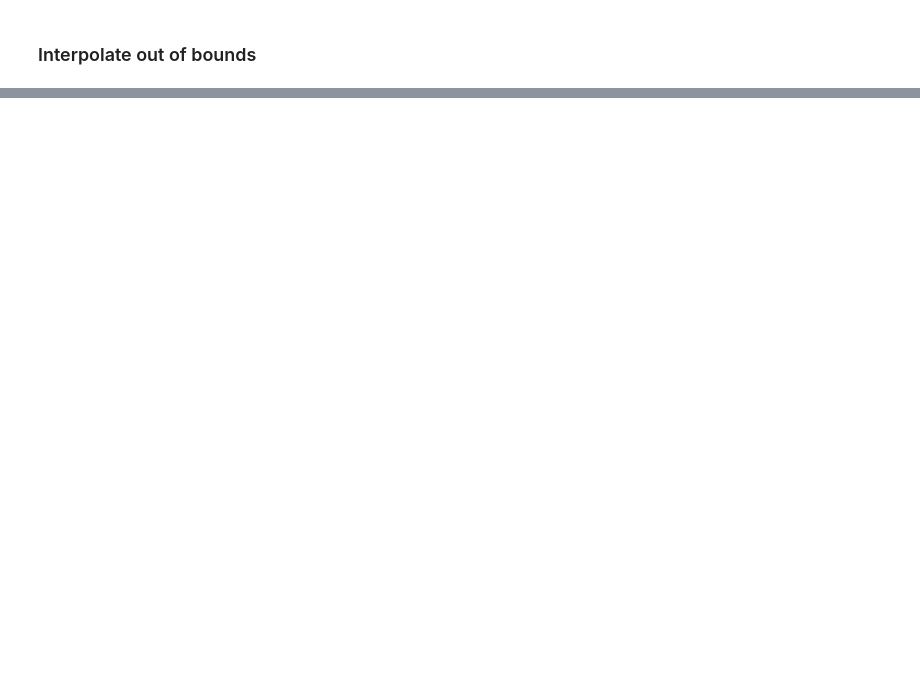
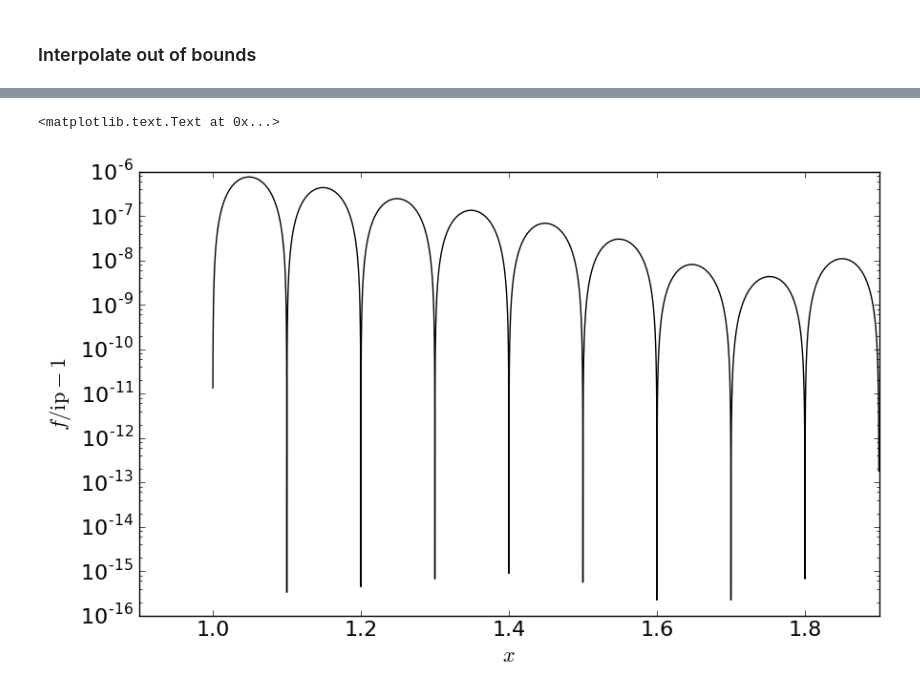
Before and after one commit to glis-glis/loci, a Jupyter notebook: python/notebooks/Introduction+Example.ipynb, the cells around one changed output, grey strips where cells are left out. Saved outputs shown, nothing was run; the diff lists cells and outputs as text; code cells hidden in the pictures; blank space fills up the shorter version.

```diff
--- a/python/notebooks/Introduction+Example.ipynb
+++ b/python/notebooks/Introduction+Example.ipynb
@@ -91,0 +123,8 @@ print ip.map_diff(2, 3, xs, ys)
+# %%
+semilogy(xs, abs(fs/ips - 1), "-", color=lin[0])
+
+xlabel("$x$")
+ylabel("$f/\mathrm{ip}-1$")
+# %% [output]
+<matplotlib.text.Text at 0x...>
+[figure, added]
```
Also changed, not shown: parts of 21 cells of this notebook, 3 other files.
